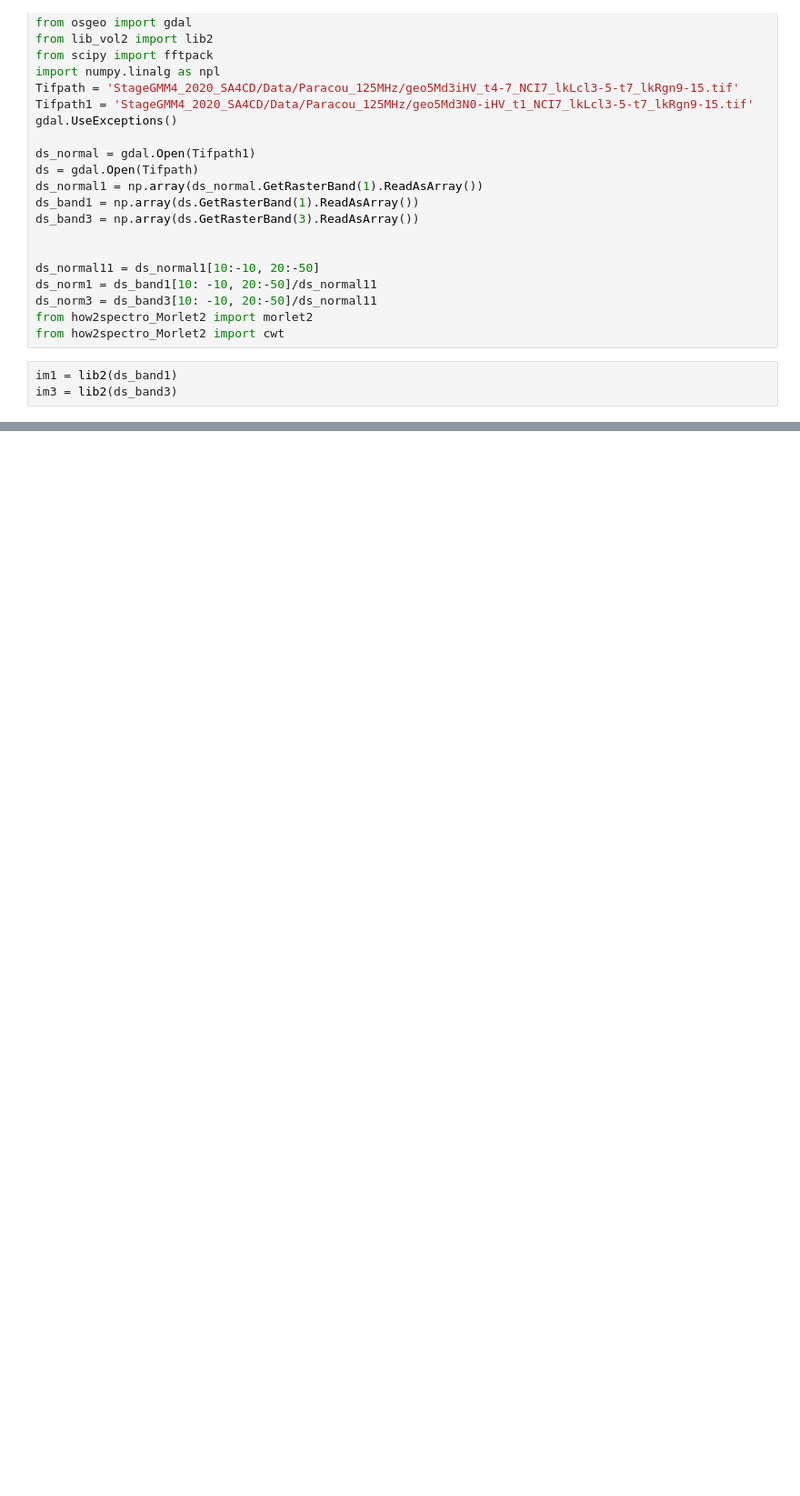
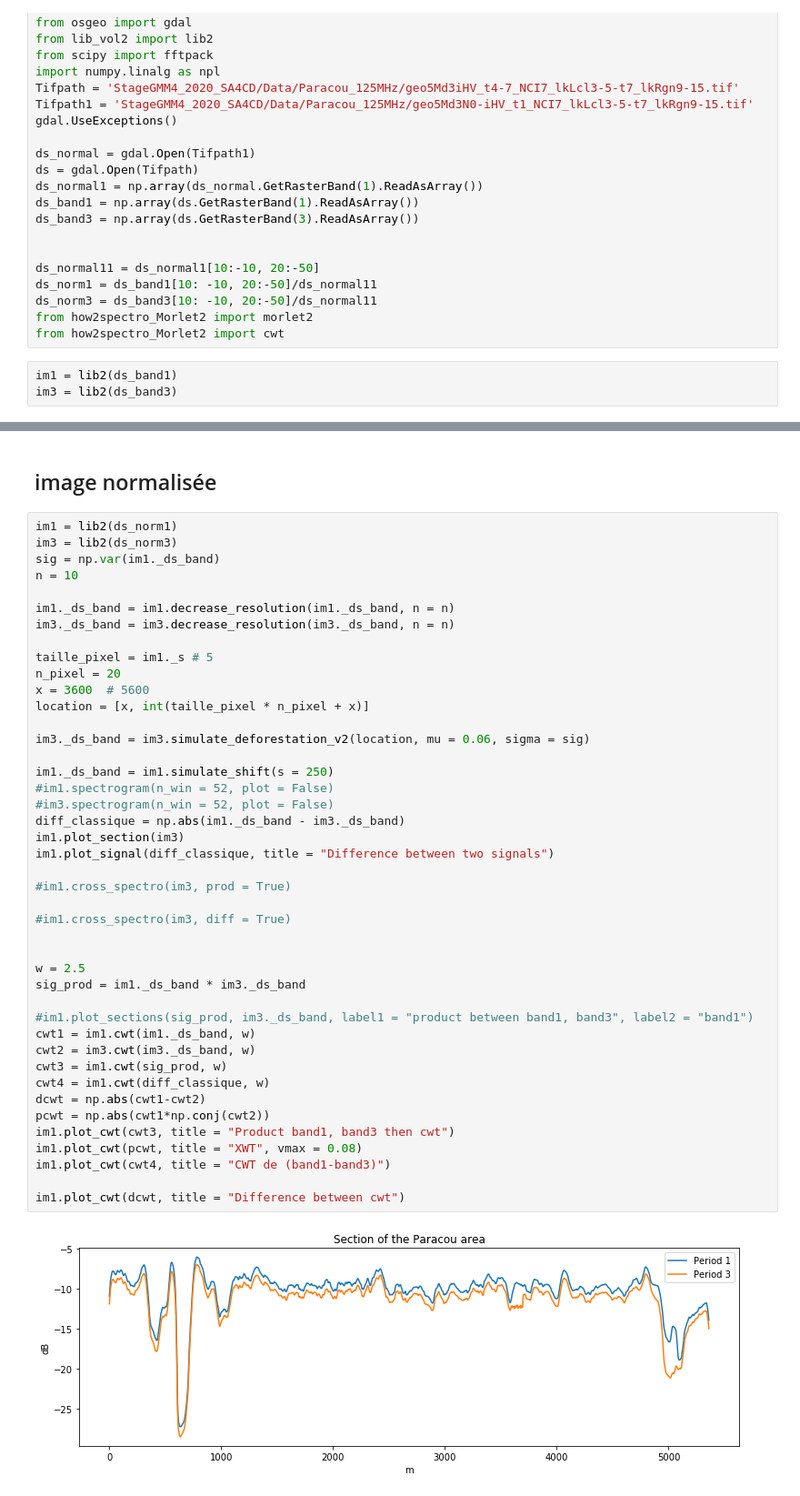
Before and after one commit to eobroets/CESBIO, a Jupyter notebook: lib2.ipynb, the cells around one changed output, grey strips where cells are left out. Shown: that part at 91% size. Drawn from its saved outputs; the diff is of its cells as text; blank space fills up the shorter version.

```diff
--- a/lib2.ipynb
+++ b/lib2.ipynb
@@ -61,0 +70,47 @@ seuil = 0.4
+# %% [markdown]
+## image normalisée
+# %%
+im1 = lib2(ds_norm1)
+im3 = lib2(ds_norm3)
+sig = np.var(im1._ds_band)
+n = 10
+
+im1._ds_band = im1.decrease_resolution(im1._ds_band, n = n)
+im3._ds_band = im3.decrease_resolution(im3._ds_band, n = n)
+
+taille_pixel = im1._s # 5
+n_pixel = 20
+x = 3600  # 5600
+location = [x, int(taille_pixel * n_pixel + x)]
+
+im3._ds_band = im3.simulate_deforestation_v2(location, mu = 0.06, sigma = sig)
+
+im1._ds_band = im1.simulate_shift(s = 250)
+#im1.spectrogram(n_win = 52, plot = False)
+#im3.spectrogram(n_win = 52, plot = False)
+diff_classique = np.abs(im1._ds_band - im3._ds_band)
+im1.plot_section(im3)
+im1.plot_signal(diff_classique, title = "Difference between two signals")
+
+#im1.cross_spectro(im3, prod = True)
+
+#im1.cross_spectro(im3, diff = True)
+
+
+w = 2.5
+sig_prod = im1._ds_band * im3._ds_band
+
+#im1.plot_sections(sig_prod, im3._ds_band, label1 = "product between band1, band3", label2 = "band1")
+cwt1 = im1.cwt(im1._ds_band, w)
+cwt2 = im3.cwt(im3._ds_band, w)
+cwt3 = im1.cwt(sig_prod, w)
+cwt4 = im1.cwt(diff_classique, w)
+dcwt = np.abs(cwt1-cwt2)
+pcwt = np.abs(cwt1*np.conj(cwt2))
+im1.plot_cwt(cwt3, title = "Product band1, band3 then cwt")
+im1.plot_cwt(pcwt, title = "XWT", vmax = 0.08)
+im1.plot_cwt(cwt4, title = "CWT de (band1-band3)")
+
+im1.plot_cwt(dcwt, title = "Difference between cwt")
+# %% [output]
+[figure, added]
```
Also changed, not shown: parts of 4 cells of this notebook, 2 other files.
